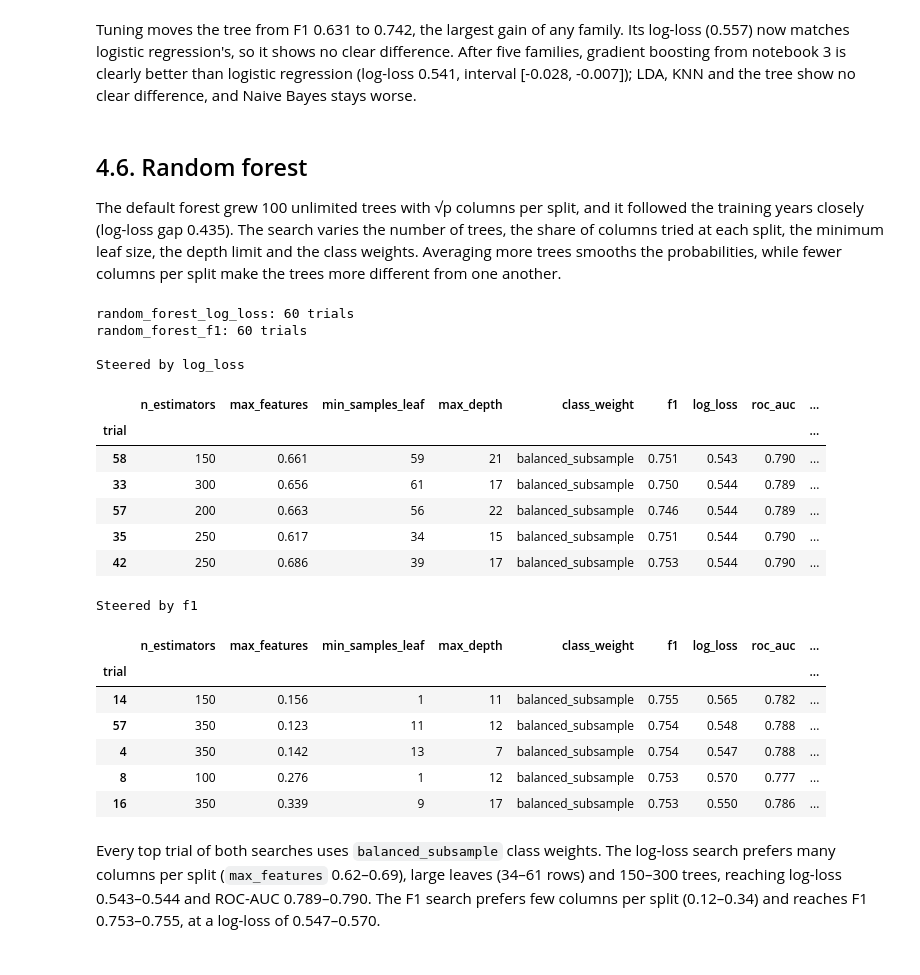
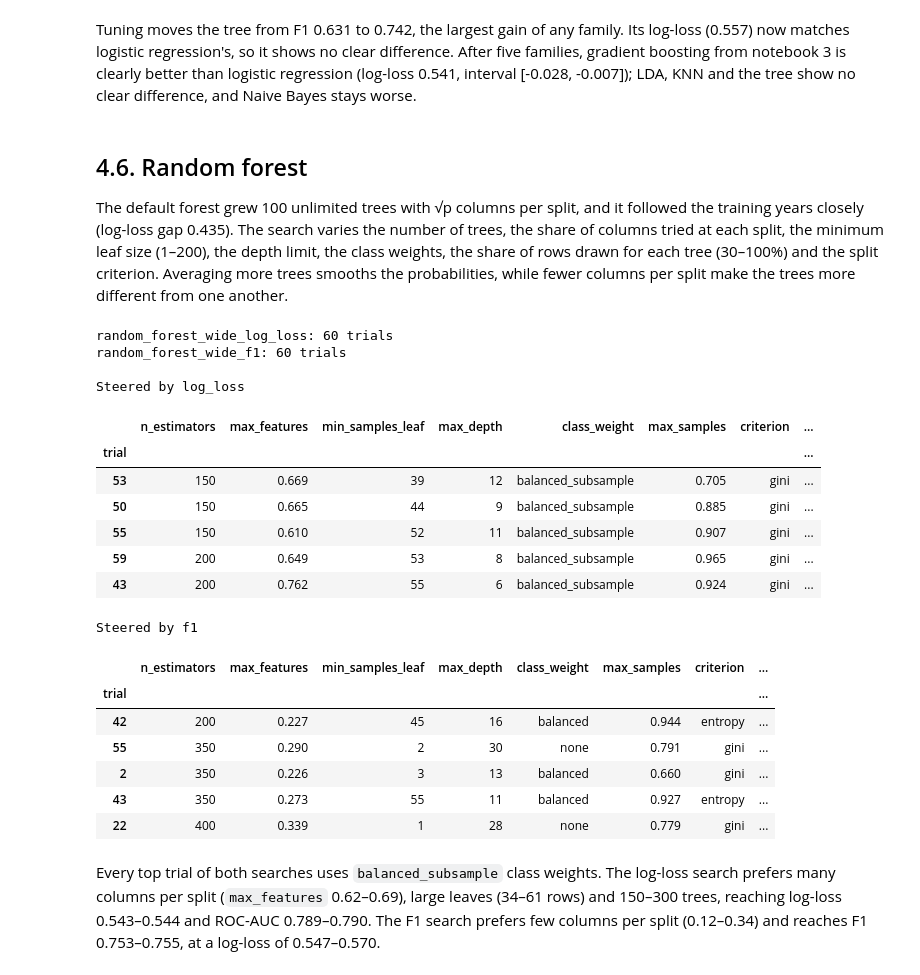
Before and after one commit to PedroHSantos20/ml-repeat-purchase, a Jupyter notebook: notebooks/04_modelling_project.ipynb, the cells around one changed output. Saved outputs shown, nothing was run; the diff lists cells and outputs as text; code cells hidden in the pictures.

```diff
--- a/notebooks/04_modelling_project.ipynb
+++ b/notebooks/04_modelling_project.ipynb
@@ -1239,7 +1306,7 @@ def make_nb(params):
     # Calibration learns on 5 internal splits of the training years only
     return CalibratedClassifierCV(model, method=params["calibration"], cv=5)
 # %%
-study_nb = {objective: tune(nb_cache, make_nb, suggest_nb, objective, f"naive_bayes_{objective}")
+study_nb = {objective: tune(nb_cache, make_nb, suggest_nb, objective, f"naive_bayes_wide_{objective}")
             for objective in OBJECTIVES}
 
 for objective, study in study_nb.items():
@@ -1564,7 +1688,7 @@ knn_caches = {
 def suggest_knn(trial):
     return {
         "columns": trial.suggest_categorical("columns", ["all", "selected"]),
-        "n_neighbors": trial.suggest_int("n_neighbors", 1, 151, log=True),
+        "n_neighbors": trial.suggest_int("n_neighbors", 1, 501, log=True),
         "weights": trial.suggest_categorical("weights", ["uniform", "distance"]),
         "p": trial.suggest_categorical("p", [1, 2]),  # 1 Manhattan, 2 Euclidean
     }
@@ -1575,7 +1699,7 @@ def make_knn(params):
 # %%
 get_knn_cache = lambda params: knn_caches[params["columns"]]
 
-study_knn = {objective: tune(get_knn_cache, make_knn, suggest_knn, objective, f"knn_{objective}")
+study_knn = {objective: tune(get_knn_cache, make_knn, suggest_knn, objective, f"knn_wide_{objective}")
              for objective in OBJECTIVES}
 
 for objective, study in study_knn.items():
@@ -1792,11 +1847,12 @@ Training F1 climbs from 0.680 at depth 1 to 1.000 for the unlimited tree, while
 # %%
 def suggest_tree(trial):
     return {
-        "max_depth": trial.suggest_int("max_depth", 2, 30),
+        "max_depth": trial.suggest_int("max_depth", 1, 30),
         "min_samples_leaf": trial.suggest_int("min_samples_leaf", 1, 300, log=True),
         "ccp_alpha": trial.suggest_float("ccp_alpha", 1e-6, 0.05, log=True),
         "criterion": trial.suggest_categorical("criterion", ["gini", "entropy"]),
         "class_weight": trial.suggest_categorical("class_weight", ["none", "balanced"]),
+        "max_features": trial.suggest_float("max_features", 0.2, 1.0),
     }
 
 
@@ -1805,12 +1861,12 @@ def make_tree(params):
     return DecisionTreeClassifier(**settings, random_state=RANDOM_STATE)
 
 
-study_tree = {objective: tune(tree_cache, make_tree, suggest_tree, objective, f"decision_tree_{objective}")
+study_tree = {objective: tune(tree_cache, make_tree, suggest_tree, objective, f"decision_tree_wide_{objective}")
               for objective in OBJECTIVES}
 
 for objective, study in study_tree.items():
     print(f"\nSteered by {objective}")
     top = trials_table(study).head(5)[["max_depth", "min_samples_leaf", "ccp_alpha", "criterion", "class_weight",
-                                       "f1", "log_loss", "roc_auc", "threshold"]]
+                                       "max_features", "f1", "log_loss", "roc_auc", "threshold"]]
     display(top.style.format({"ccp_alpha": "{:.1e}"}, precision=3))
 # %% [output]
@@ -1886,54 +1962,56 @@ Tuning moves the tree from F1 0.631 to 0.742, the largest gain of any family. It
 # %% [markdown]
 ## 4.6. Random forest
 
-The default forest grew 100 unlimited trees with √p columns per split, and it followed the training years closely (log-loss gap 0.435). The search varies the number of trees, the share of columns tried at each split, the minimum leaf size, the depth limit and the class weights. Averaging more trees smooths the probabilities, while fewer columns per split make the trees more different from one another.
+The default forest grew 100 unlimited trees with √p columns per split, and it followed the training years closely (log-loss gap 0.435). The search varies the number of trees, the share of columns tried at each split, the minimum leaf size (1–200), the depth limit, the class weights, the share of rows drawn for each tree (30–100%) and the split criterion. Averaging more trees smooths the probabilities, while fewer columns per split make the trees more different from one another.
 # %%
 # Same cached tree-branch matrices as the single tree
 forest_cache = tree_cache
 
 
 def suggest_forest(trial):
     return {
         "n_estimators": trial.suggest_int("n_estimators", 100, 500, step=50),
         "max_features": trial.suggest_float("max_features", 0.1, 1.0),
-        "min_samples_leaf": trial.suggest_int("min_samples_leaf", 1, 100, log=True),
+        "min_samples_leaf": trial.suggest_int("min_samples_leaf", 1, 200, log=True),
         "max_depth": trial.suggest_int("max_depth", 3, 30),
         "class_weight": trial.suggest_categorical("class_weight", ["none", "balanced", "balanced_subsample"]),
+        "max_samples": trial.suggest_float("max_samples", 0.3, 1.0),  # share of rows drawn for each tree
+        "criterion": trial.suggest_categorical("criterion", ["gini", "entropy"]),
     }
 
 
 def make_forest(params):
     settings = {**params, "class_weight": None if params["class_weight"] == "none" else params["class_weight"]}
     return RandomForestClassifier(**settings, random_state=RANDOM_STATE, n_jobs=-1)
 
 
-study_forest = {objective: tune(forest_cache, make_forest, suggest_forest, objective, f"random_forest_{objective}")
+study_forest = {objective: tune(forest_cache, make_forest, suggest_forest, objective, f"random_forest_wide_{objective}")
                 for objective in OBJECTIVES}
 
 for objective, study in study_forest.items():
     print(f"\nSteered by {objective}")
     display(trials_table(study).head(5)[["n_estimators", "max_features", "min_samples_leaf", "max_depth",
-                                         "class_weight", "f1", "log_loss", "roc_auc", "threshold"]])
+                                         "class_weight", "max_samples", "criterion", "f1", "log_loss", "roc_auc", "threshold"]])
 # %% [output]
-random_forest_log_loss: 60 trials
-random_forest_f1: 60 trials
+random_forest_wide_log_loss: 60 trials
+random_forest_wide_f1: 60 trials
 
 Steered by log_loss
-|  | n_estimators | max_features | min_samples_leaf | max_depth | class_weight | f1 | log_loss | roc_auc | ... |
-| trial |  |  |  |  |  |  |  |  | ... |
-| 58 | 150 | 0.661 | 59 | 21 | balanced_subsample | 0.751 | 0.543 | 0.790 | ... |
-| 33 | 300 | 0.656 | 61 | 17 | balanced_subsample | 0.750 | 0.544 | 0.789 | ... |
-| 57 | 200 | 0.663 | 56 | 22 | balanced_subsample | 0.746 | 0.544 | 0.789 | ... |
-| 35 | 250 | 0.617 | 34 | 15 | balanced_subsample | 0.751 | 0.544 | 0.790 | ... |
-| 42 | 250 | 0.686 | 39 | 17 | balanced_subsample | 0.753 | 0.544 | 0.790 | ... |
+|  | n_estimators | max_features | min_samples_leaf | max_depth | class_weight | max_samples | criterion | ... |
+| trial |  |  |  |  |  |  |  | ... |
+| 53 | 150 | 0.669 | 39 | 12 | balanced_subsample | 0.705 | gini | ... |
+| 50 | 150 | 0.665 | 44 | 9 | balanced_subsample | 0.885 | gini | ... |
+| 55 | 150 | 0.610 | 52 | 11 | balanced_subsample | 0.907 | gini | ... |
+| 59 | 200 | 0.649 | 53 | 8 | balanced_subsample | 0.965 | gini | ... |
+| 43 | 200 | 0.762 | 55 | 6 | balanced_subsample | 0.924 | gini | ... |
 Steered by f1
-|  | n_estimators | max_features | min_samples_leaf | max_depth | class_weight | f1 | log_loss | roc_auc | ... |
-| trial |  |  |  |  |  |  |  |  | ... |
-| 14 | 150 | 0.156 | 1 | 11 | balanced_subsample | 0.755 | 0.565 | 0.782 | ... |
-| 57 | 350 | 0.123 | 11 | 12 | balanced_subsample | 0.754 | 0.548 | 0.788 | ... |
-| 4 | 350 | 0.142 | 13 | 7 | balanced_subsample | 0.754 | 0.547 | 0.788 | ... |
-| 8 | 100 | 0.276 | 1 | 12 | balanced_subsample | 0.753 | 0.570 | 0.777 | ... |
-| 16 | 350 | 0.339 | 9 | 17 | balanced_subsample | 0.753 | 0.550 | 0.786 | ... |
+|  | n_estimators | max_features | min_samples_leaf | max_depth | class_weight | max_samples | criterion | ... |
+| trial |  |  |  |  |  |  |  | ... |
+| 42 | 200 | 0.227 | 45 | 16 | balanced | 0.944 | entropy | ... |
+| 55 | 350 | 0.290 | 2 | 30 | none | 0.791 | gini | ... |
+| 2 | 350 | 0.226 | 3 | 13 | balanced | 0.660 | gini | ... |
+| 43 | 350 | 0.273 | 55 | 11 | balanced | 0.927 | entropy | ... |
+| 22 | 400 | 0.339 | 1 | 28 | none | 0.779 | gini | ... |
 # %% [markdown]
 Every top trial of both searches uses `balanced_subsample` class weights. The log-loss search prefers many columns per split (`max_features` 0.62–0.69), large leaves (34–61 rows) and 150–300 trees, reaching log-loss 0.543–0.544 and ROC-AUC 0.789–0.790. The F1 search prefers few columns per split (0.12–0.34) and reaches F1 0.753–0.755, at a log-loss of 0.547–0.570.
 # %%
```
Also changed, not shown: parts of 79 cells of this notebook, 40 other files.
